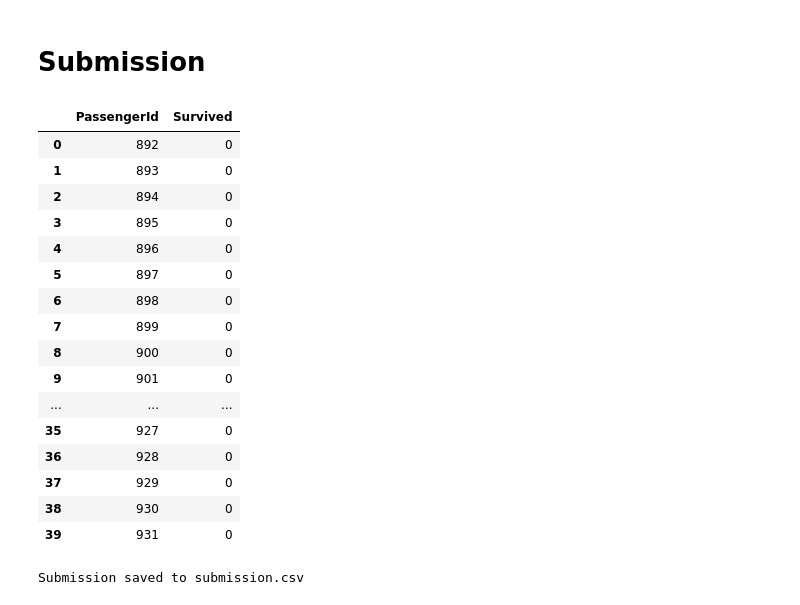
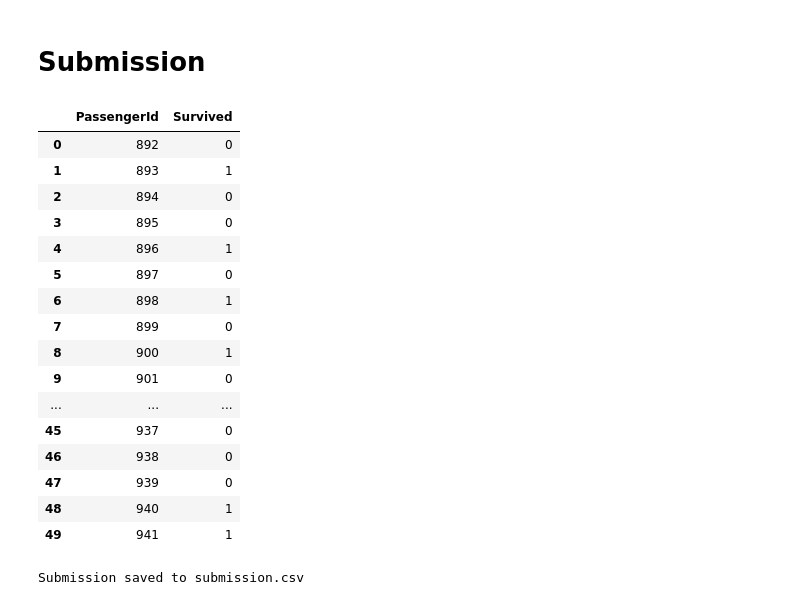
Before and after one commit to SeanCooke/titanic, a Jupyter notebook: titanic.ipynb, the cells around one changed output. Cells and saved outputs as stored; diff of their text form; code cells hidden in the pictures.

```diff
--- a/titanic.ipynb
+++ b/titanic.ipynb
@@ -137,10 +138,6 @@ def preprocess(X: pd.DataFrame) -> pd.DataFrame:
     # Assuming all passengers will null Fares paid $0.
     X_preprocessed['Fare_not_null'] = X_preprocessed['Fare'].fillna(0)
 
-    # TODO: Scale unbounded features.
-    X_preprocessed['Age_not_null_scaled'] = X_preprocessed['Age_not_null']
-    X_preprocessed['Fare_not_null_scaled'] = X_preprocessed['Fare_not_null']
-
     # Creating features based on Cabin.
     X_preprocessed['no_cabin'] = X_preprocessed.apply(
         lambda row: pd.isnull(row['Cabin']), axis=1)
@@ -305,17 +315,18 @@ X_val_preprocessed_xgb = preprocess(X_val).reindex(
 # %%
 # Trying ~100 combinations takes about 1 minute.
 param_grid_xgb = [{
-    'n_estimators': [200, 250],
+    'n_estimators': [150],
     'max_depth': [3],
-    'learning_rate': [1],
-    'subsample': [.8],
-    'colsample_bytree': [.4],
-    'gamma': [1]
+    'subsample': [0.6],
+    'colsample_bytree': [0.5],
+    'gamma': [2, 3],
+    'reg_alpha': [0, 0.1],
+    'reg_lambda': [10]
 }]
 
 start_time = datetime.datetime.now()
 xgboost_model = GridSearchCV(
-    estimator=XGBRFClassifier(),
+    estimator=XGBClassifier(),
     param_grid=param_grid_xgb,
     cv=StratifiedKFold(n_splits=5, shuffle=True),
     # Using roc_auc as we have a class imbalance.
@@ -440,33 +483,33 @@ leaderboard.head(len(leaderboard))
 # %%
 # Predicting on X_test.
 X_test_preprocessed_xgb = preprocess(X_test).reindex(
     columns=features_xgb, fill_value=0)
 y_pred_test = xgboost_model.predict(X_test_preprocessed_xgb)
 
 submission_df = pd.DataFrame({
     "PassengerId": X_test.PassengerId,
     "Survived": y_pred_test
 })
 
-submission_df.head()
+submission_df.head(50)
 # %% [output]
 |  | PassengerId | Survived |
 | 0 | 892 | 0 |
-| 1 | 893 | 0 |
+| 1 | 893 | 1 |
 | 2 | 894 | 0 |
 | 3 | 895 | 0 |
-| 4 | 896 | 0 |
+| 4 | 896 | 1 |
 | 5 | 897 | 0 |
-| 6 | 898 | 0 |
+| 6 | 898 | 1 |
 | 7 | 899 | 0 |
-| 8 | 900 | 0 |
+| 8 | 900 | 1 |
 | 9 | 901 | 0 |
 | ... | ... | ... |
-| 35 | 927 | 0 |
-| 36 | 928 | 0 |
-| 37 | 929 | 0 |
-| 38 | 930 | 0 |
-| 39 | 931 | 0 |
+| 45 | 937 | 0 |
+| 46 | 938 | 0 |
+| 47 | 939 | 0 |
+| 48 | 940 | 1 |
+| 49 | 941 | 1 |
 # %%
 submission_df.to_csv('submission.csv', index=False)
 print("Submission saved to submission.csv")
```
Also changed, not shown: parts of 10 cells of this notebook.
